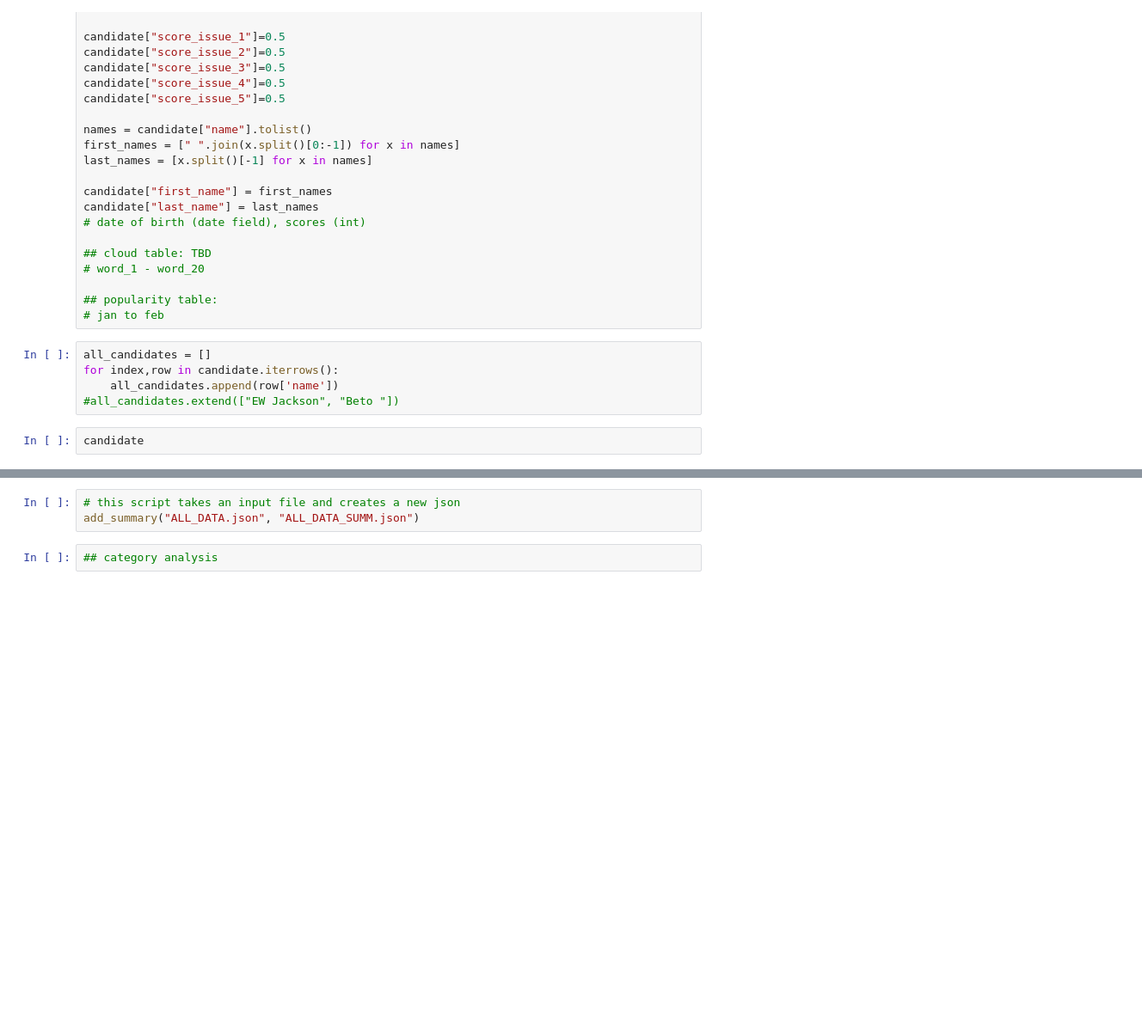
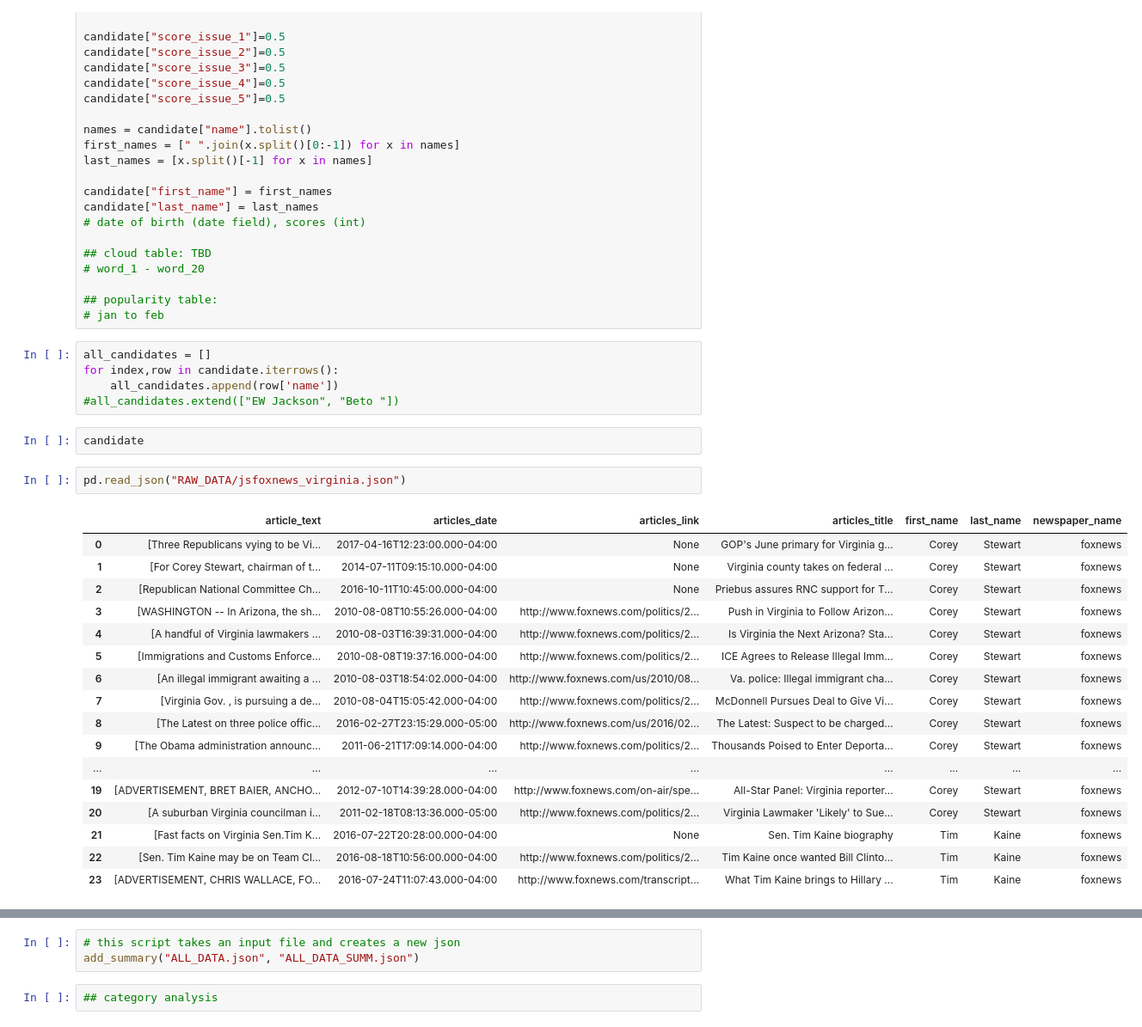
Before and after one commit to mslovett21/Bad_Press, a Jupyter notebook: Database/generate_dataframe.ipynb, the cells around one changed output, grey strips where cells are left out. Shown at 86% size. Drawn from its saved outputs; the diff is of its cells as text; blank space fills up the shorter version.

```diff
--- a/Database/generate_dataframe.ipynb
+++ b/Database/generate_dataframe.ipynb
@@ -100,3 +100,23 @@ for index,row in candidate.iterrows():
 #all_candidates.extend(["EW Jackson", "Beto "])
 # %%
 candidate
+# %%
+pd.read_json("RAW_DATA/jsfoxnews_virginia.json")
+# %% [output]
+|  | article_text | articles_date | articles_link | articles_title | first_name | last_name | newspaper_name |
+| 0 | [Three Republicans vying to be Vi... | 2017-04-16T12:23:00.000-04:00 | None | GOP's June primary for Virginia g... | Corey | Stewart | foxnews |
+| 1 | [For Corey Stewart, chairman of t... | 2014-07-11T09:15:10.000-04:00 | None | Virginia county takes on federal ... | Corey | Stewart | foxnews |
+| 2 | [Republican National Committee Ch... | 2016-10-11T10:45:00.000-04:00 | None | Priebus assures RNC support for T... | Corey | Stewart | foxnews |
+| 3 | [WASHINGTON -- In Arizona, the sh... | 2010-08-08T10:55:26.000-04:00 | http://www.foxnews.com/politics/2... | Push in Virginia to Follow Arizon... | Corey | Stewart | foxnews |
+| 4 | [A handful of Virginia lawmakers ... | 2010-08-03T16:39:31.000-04:00 | http://www.foxnews.com/politics/2... | Is Virginia the Next Arizona? Sta... | Corey | Stewart | foxnews |
+| 5 | [Immigrations and Customs Enforce... | 2010-08-08T19:37:16.000-04:00 | http://www.foxnews.com/politics/2... | ICE Agrees to Release Illegal Imm... | Corey | Stewart | foxnews |
+| 6 | [An illegal immigrant awaiting a ... | 2010-08-03T18:54:02.000-04:00 | http://www.foxnews.com/us/2010/08... | Va. police: Illegal immigrant cha... | Corey | Stewart | foxnews |
+| 7 | [Virginia Gov. , is pursuing a de... | 2010-08-04T15:05:42.000-04:00 | http://www.foxnews.com/politics/2... | McDonnell Pursues Deal to Give Vi... | Corey | Stewart | foxnews |
+| 8 | [The Latest on three police offic... | 2016-02-27T23:15:29.000-05:00 | http://www.foxnews.com/us/2016/02... | The Latest: Suspect to be charged... | Corey | Stewart | foxnews |
+| 9 | [The Obama administration announc... | 2011-06-21T17:09:14.000-04:00 | http://www.foxnews.com/politics/2... | Thousands Poised to Enter Deporta... | Corey | Stewart | foxnews |
+| ... | ... | ... | ... | ... | ... | ... | ... |
+| 19 | [ADVERTISEMENT, BRET BAIER, ANCHO... | 2012-07-10T14:39:28.000-04:00 | http://www.foxnews.com/on-air/spe... | All-Star Panel: Virginia reporter... | Corey | Stewart | foxnews |
+| 20 | [A suburban Virginia councilman i... | 2011-02-18T08:13:36.000-05:00 | http://www.foxnews.com/politics/2... | Virginia Lawmaker 'Likely' to Sue... | Corey | Stewart | foxnews |
+| 21 | [Fast facts on Virginia Sen.Tim K... | 2016-07-22T20:28:00.000-04:00 | None | Sen. Tim Kaine biography | Tim | Kaine | foxnews |
+| 22 | [Sen. Tim Kaine may be on Team Cl... | 2016-08-18T10:56:00.000-04:00 | http://www.foxnews.com/politics/2... | Tim Kaine once wanted Bill Clinto... | Tim | Kaine | foxnews |
+| 23 | [ADVERTISEMENT, CHRIS WALLACE, FO... | 2016-07-24T11:07:43.000-04:00 | http://www.foxnews.com/transcript... | What Tim Kaine brings to Hillary ... | Tim | Kaine | foxnews |
```
Also changed, not shown: parts of 11 cells of this notebook, 15 other files.
